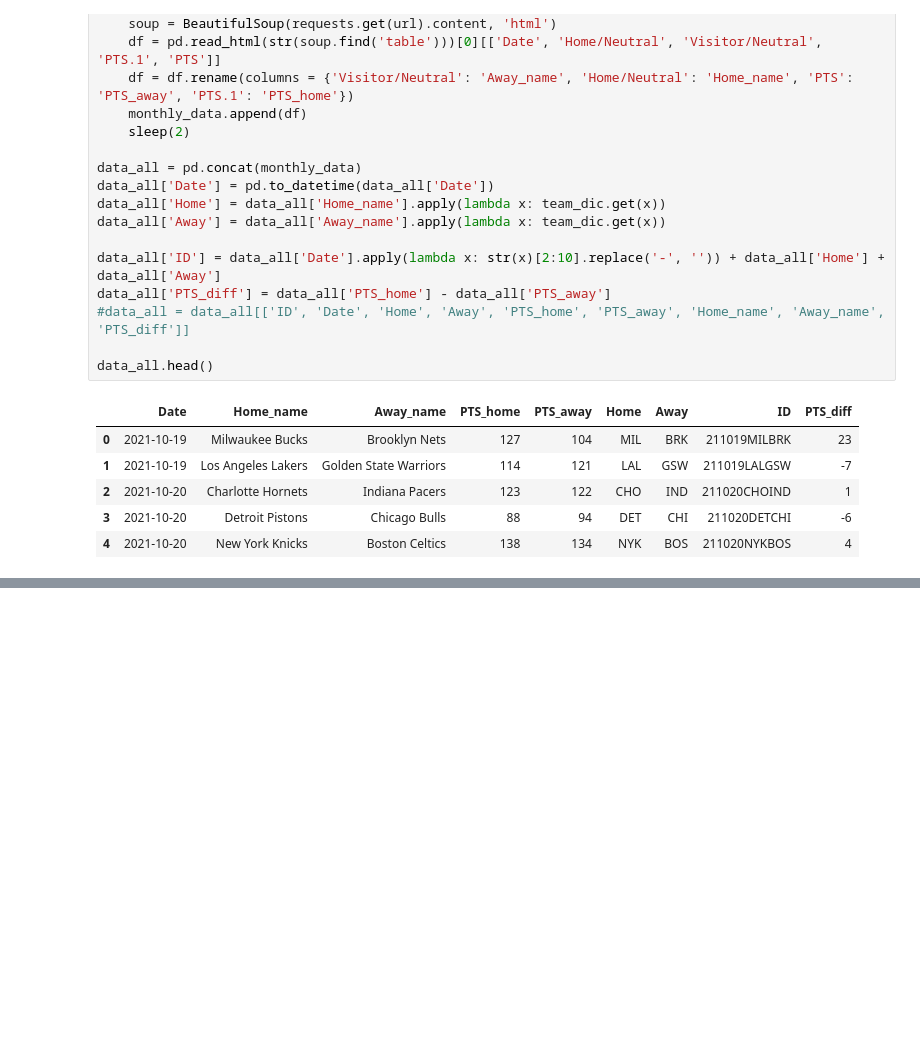
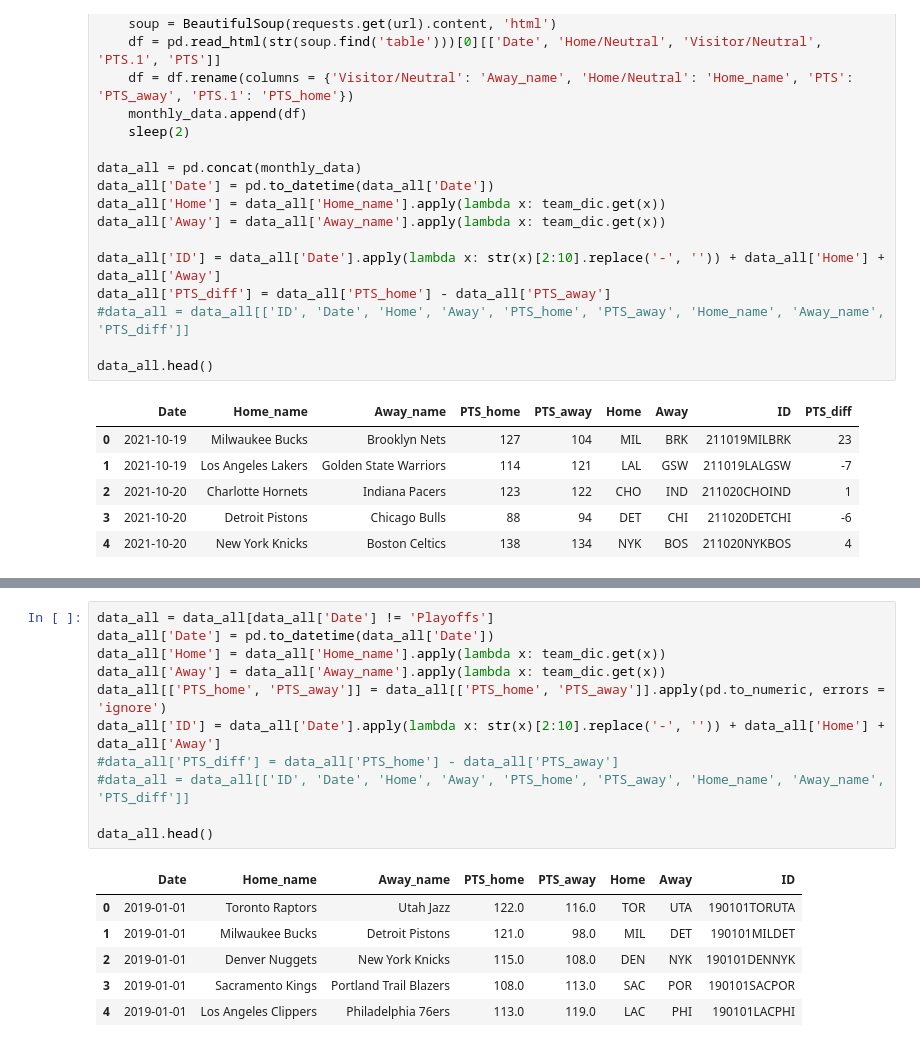
Before and after one commit to martinbog19/game_predictor, a Jupyter notebook: scraping.ipynb, the cells around one changed output, grey strips where cells are left out. Cells and saved outputs as stored; diff of their text form; blank space fills up the shorter version.

```diff
--- a/scraping.ipynb
+++ b/scraping.ipynb
@@ -138,0 +291,18 @@ data.shape
+# %%
+data_all = data_all[data_all['Date'] != 'Playoffs']
+data_all['Date'] = pd.to_datetime(data_all['Date'])
+data_all['Home'] = data_all['Home_name'].apply(lambda x: team_dic.get(x))
+data_all['Away'] = data_all['Away_name'].apply(lambda x: team_dic.get(x))
+data_all[['PTS_home', 'PTS_away']] = data_all[['PTS_home', 'PTS_away']].apply(pd.to_numeric, errors = 'ignore')
+data_all['ID'] = data_all['Date'].apply(lambda x: str(x)[2:10].replace('-', '')) + data_all['Home'] + data_all['Away']
+#data_all['PTS_diff'] = data_all['PTS_home'] - data_all['PTS_away']
+#data_all = data_all[['ID', 'Date', 'Home', 'Away', 'PTS_home', 'PTS_away', 'Home_name', 'Away_name', 'PTS_diff']]
+
+data_all.head()
+# %% [output]
+|  | Date | Home_name | Away_name | PTS_home | PTS_away | Home | Away | ID |
+| 0 | 2019-01-01 | Toronto Raptors | Utah Jazz | 122.0 | 116.0 | TOR | UTA | 190101TORUTA |
+| 1 | 2019-01-01 | Milwaukee Bucks | Detroit Pistons | 121.0 | 98.0 | MIL | DET | 190101MILDET |
+| 2 | 2019-01-01 | Denver Nuggets | New York Knicks | 115.0 | 108.0 | DEN | NYK | 190101DENNYK |
+| 3 | 2019-01-01 | Sacramento Kings | Portland Trail Blazers | 108.0 | 113.0 | SAC | POR | 190101SACPOR |
+| 4 | 2019-01-01 | Los Angeles Clippers | Philadelphia 76ers | 113.0 | 119.0 | LAC | PHI | 190101LACPHI |
```
Also changed, not shown: parts of 12 cells of this notebook, 16 other files.
